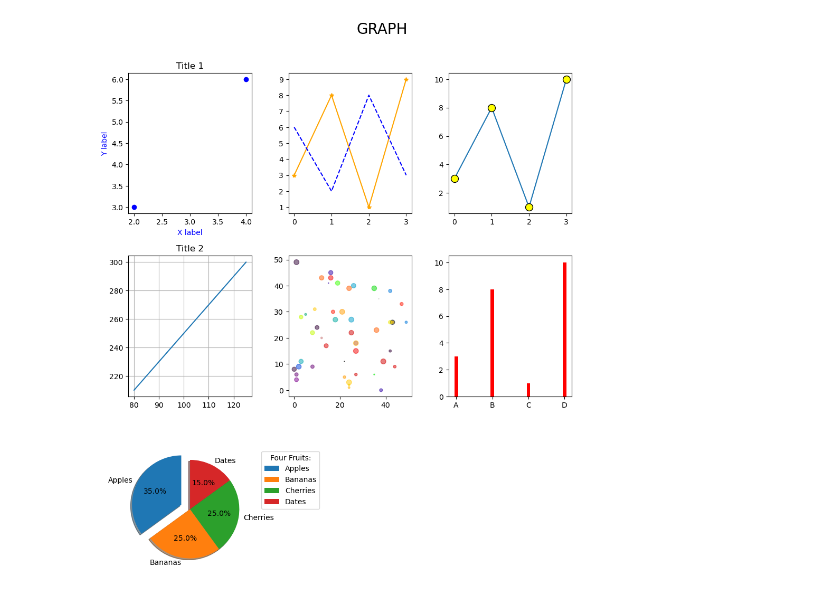
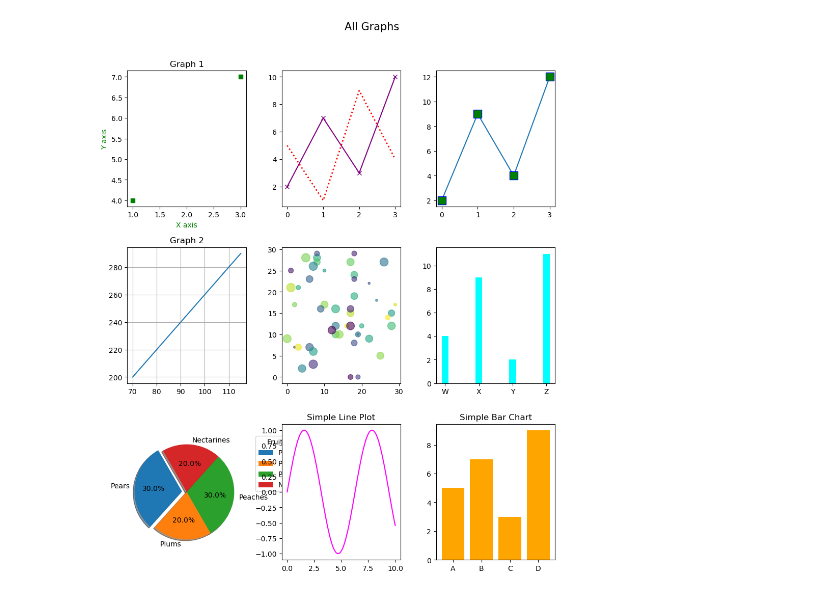
Before and after one commit to anjali-tp/data-science-lab, a Jupyter notebook: matplotlib.ipynb, the cells around one changed output. Saved outputs shown, nothing was run; the diff lists cells and outputs as text; code cells hidden in the pictures.

```diff
--- a/matplotlib.ipynb
+++ b/matplotlib.ipynb
@@ -1,76 +1,88 @@
 # %%
+
+
 import matplotlib.pyplot as plt
 import numpy as np
 
-# Increase figure size
 plt.figure(figsize=(12, 12))
 
 # Graph 1
-x = np.array([2, 4])
-y = np.array([3, 6])
+x = np.array([1, 3])
+y = np.array([4, 7])
 
 plt.subplot(3, 3, 1)
-plt.title('Title 1')
-plt.xlabel("X label", color="blue")
-plt.ylabel("Y label", color="blue")
-plt.plot(x, y, 'o', color="blue")
+plt.title('Graph 1')
+plt.xlabel("X axis", color="green")
+plt.ylabel("Y axis", color="green")
+plt.plot(x, y, 's', color="green")
 
 # Graph 2
-y1 = np.array([3, 8, 1, 9])
-y2 = np.array([6, 2, 8, 3])
+y1 = np.array([2, 7, 3, 10])
+y2 = np.array([5, 1, 9, 4])
 
 plt.subplot(3, 3, 2)
-plt.plot(y1, color="orange", marker='*')
-plt.plot(y2, linewidth=1.5, color="blue", linestyle="dashed")
+plt.plot(y1, color="purple", marker='x')
+plt.plot(y2, linewidth=2, color="red", linestyle="dotted")
 
 # Graph 3
-ypoints = np.array([3, 8, 1, 10])
+ypoints = np.array([2, 9, 4, 12])
 
 plt.subplot(3, 3, 3)
-plt.plot(ypoints, marker='o', ms=10, mec="black", mfc="yellow")
+plt.plot(ypoints, marker='s', ms=12, mec="blue", mfc="green")
 
 # Graph 4
-x = np.array([80, 85, 90, 95, 100, 105, 110, 115, 120, 125])
-y = np.array([210, 220, 230, 240, 250, 260, 270, 280, 290, 300])
+x = np.array([70, 75, 80, 85, 90, 95, 100, 105, 110, 115])
+y = np.array([200, 210, 220, 230, 240, 250, 260, 270, 280, 290])
 
 plt.subplot(3, 3, 4)
-plt.title("Title 2")
+plt.title("Graph 2")
 plt.plot(x, y)
 plt.grid()
 
 # Graph 5
-x = np.random.randint(50, size=(50))
-y = np.random.randint(50, size=(50))
-colors = np.random.randint(50, size=(50))
-sizes = 1 * np.random.randint(50, size=(50))
+x = np.random.randint(30, size=(50))
+y = np.random.randint(30, size=(50))
+colors = np.random.randint(30, size=(50))
+sizes = 5 * np.random.randint(30, size=(50))
 
 plt.subplot(3, 3, 5)
-plt.scatter(x, y, c=colors, s=sizes, alpha=0.5, cmap='nipy_spectral')
+plt.scatter(x, y, c=colors, s=sizes, alpha=0.6, cmap='viridis')
 
 # Graph 6
-x = np.array(["A", "B", "C", "D"])
-y = np.array([3, 8, 1, 10])
+x = np.array(["W", "X", "Y", "Z"])
+y = np.array([4, 9, 2, 11])
 
 plt.subplot(3, 3, 6)
-plt.bar(x, y, color="red", width=0.1)
+plt.bar(x, y, color="cyan", width=0.2)
 
 # Graph 7 - Pie Chart
 plt.subplot(3, 3, 7)
-y = np.array([35, 25, 25, 15])
-mylabels = ["Apples", "Bananas", "Cherries", "Dates"]
-myexplode = [0.2, 0, 0, 0]
-# Plot pie chart
-plt.pie(y, labels=mylabels, explode=myexplode, startangle=90, shadow=True, autopct='%1.1f%%')
-# Place legend outside the pie chart
-plt.legend(title="Four Fruits:", bbox_to_anchor=(1.05, 1), loc='upper left')
+y = np.array([30, 20, 30, 20])
+mylabels = ["Pears", "Plums", "Peaches", "Nectarines"]
+myexplode = [0.1, 0, 0, 0]
+plt.pie(y, labels=mylabels, explode=myexplode, startangle=120, shadow=True, autopct='%1.1f%%')
+plt.legend(title="Fruit Types:", bbox_to_anchor=(1.05, 1), loc='upper left')
 
-# Overall title
-plt.suptitle("GRAPH", fontsize=20)
+# Graph 8 - Simple Line Plot
+x = np.linspace(0, 10, 100)
+y = np.sin(x)
 
-# Adjust subplot spacing
+plt.subplot(3, 3, 8)
+plt.plot(x, y, color='magenta')
+plt.title("Simple Line Plot")
+
+# Graph 9 - Simple Bar Chart
+x = ['A', 'B', 'C', 'D']
+y = [5, 7, 3, 9]
+
+plt.subplot(3, 3, 9)
+plt.bar(x, y, color='orange')
+plt.title("Simple Bar Chart")
+
+plt.suptitle("All Graphs", fontsize=15)
+
 plt.subplots_adjust(left=0.1, right=0.8, top=0.9, bottom=0.1, wspace=0.3, hspace=0.3)
 
-# Show plot
 plt.show()
 # %% [output]
-[figure, old version]
+[figure, new version]
```
